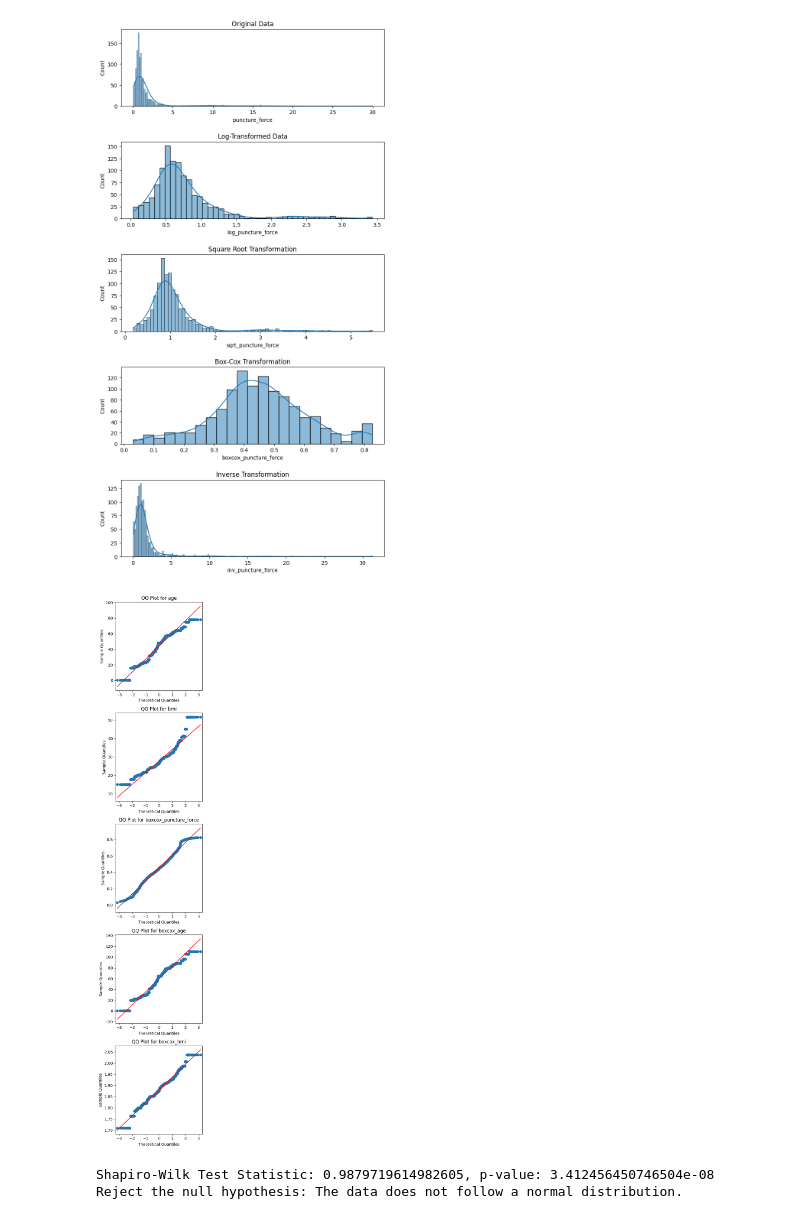
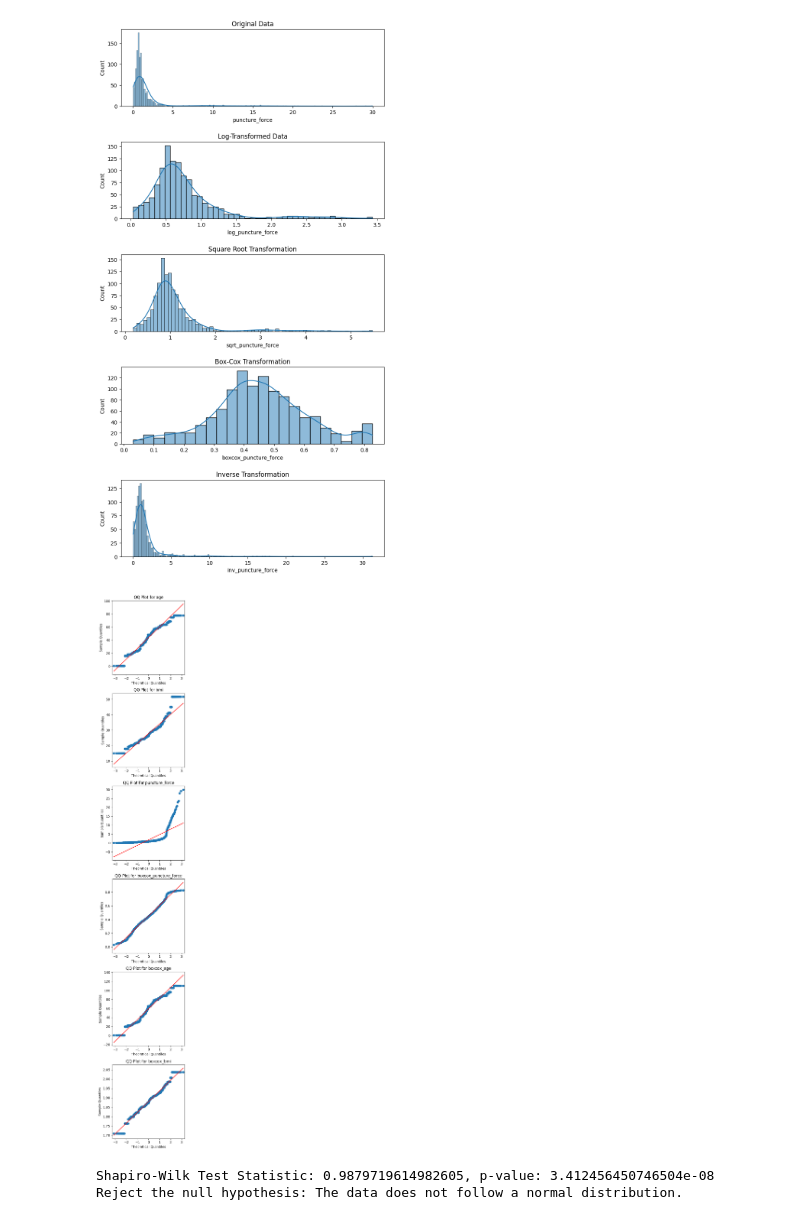
Before and after one commit to sh-abraham/L22-Predictive-Modeling-of-HTB, a Jupyter notebook: Backend/puncture_EDA.ipynb, the cells around one changed output. Saved outputs shown, nothing was run; the diff lists cells and outputs as text; code cells hidden in the pictures.

```diff
--- a/Backend/puncture_EDA.ipynb
+++ b/Backend/puncture_EDA.ipynb
@@ -223,3 +223,12 @@ sns.pairplot(transformed_df[numerical_columns])
 # %% [output]
 <seaborn.axisgrid.PairGrid at 0x...>
 [figure]
+# %%
+# Kernel density plot for each numerical column
+for column in numerical_columns:
+    plt.figure(figsize=(6, 4))
+    sns.histplot(dummy_df[column], kde=True)
+    plt.title(f'Kernel Density Plot for {column}')
+    plt.xlabel(column)
+    plt.ylabel('Density')
+    plt.show()
@@ -226,12 +239,12 @@ sns.pairplot(transformed_df[numerical_columns])
 # %%
-numerical_columns = transformed_df.select_dtypes(include='number').columns
+numerical_columns = dummy_df.select_dtypes(include='number').columns
 
 # Create a grid of subplots
 fig, axes = plt.subplots(len(numerical_columns), 1, figsize=(4, 4 * len(numerical_columns)))
 
 for i, column in enumerate(numerical_columns):
     # Generate QQ plot for each numerical column
-    sm.qqplot(transformed_df[column], line='s', ax=axes[i])
+    sm.qqplot(dummy_df[column], line='s', ax=axes[i])
     axes[i].set_title(f'QQ Plot for {column}')
 
 # Adjust layout for better spacing
@@ -242,6 +257,6 @@ plt.show()
 # %%
 # Create a copy of the transformed dataframe
-puncture_force_df_copy = transformed_df[['puncture_force']].copy()
+puncture_force_df_copy = dummy_df[['puncture_force']].copy()
 
 # Add a small constant to avoid taking the log of zero
 puncture_force_df_copy['log_puncture_force'] = np.log(puncture_force_df_copy['puncture_force'] + 1)
@@ -282,5 +297,5 @@ plt.show()
 [figure]
 # %%
 # Concatenate the new columns to the original dataframe
-transformed_df = pd.concat([transformed_df, puncture_force_df_copy['boxcox_puncture_force']], axis=1)
+box_cox_df = pd.concat([dummy_df, puncture_force_df_copy['boxcox_puncture_force']], axis=1)
 # %%
@@ -289,18 +304,18 @@ transformed_df['boxcox_bmi'], _ = boxcox(transformed_df['bmi'] + 1)
 # %%
-numerical_columns = transformed_df.select_dtypes(include='number').columns
+numerical_columns = box_cox_df.select_dtypes(include='number').columns
 
 # Create a grid of subplots
 fig, axes = plt.subplots(len(numerical_columns), 1, figsize=(4, 4 * len(numerical_columns)))
 
 for i, column in enumerate(numerical_columns):
     # Generate QQ plot for each numerical column
-    sm.qqplot(transformed_df[column], line='s', ax=axes[i])
+    sm.qqplot(box_cox_df[column], line='s', ax=axes[i])
     axes[i].set_title(f'QQ Plot for {column}')
 
 # Adjust layout for better spacing
 plt.tight_layout()
 plt.show()
 # %% [output]
-[figure, old version]
+[figure, new version]
 # %%
 # Assuming boxcox_puncture_force is your array or series
```
Also changed, not shown: parts of 41 cells of this notebook.
